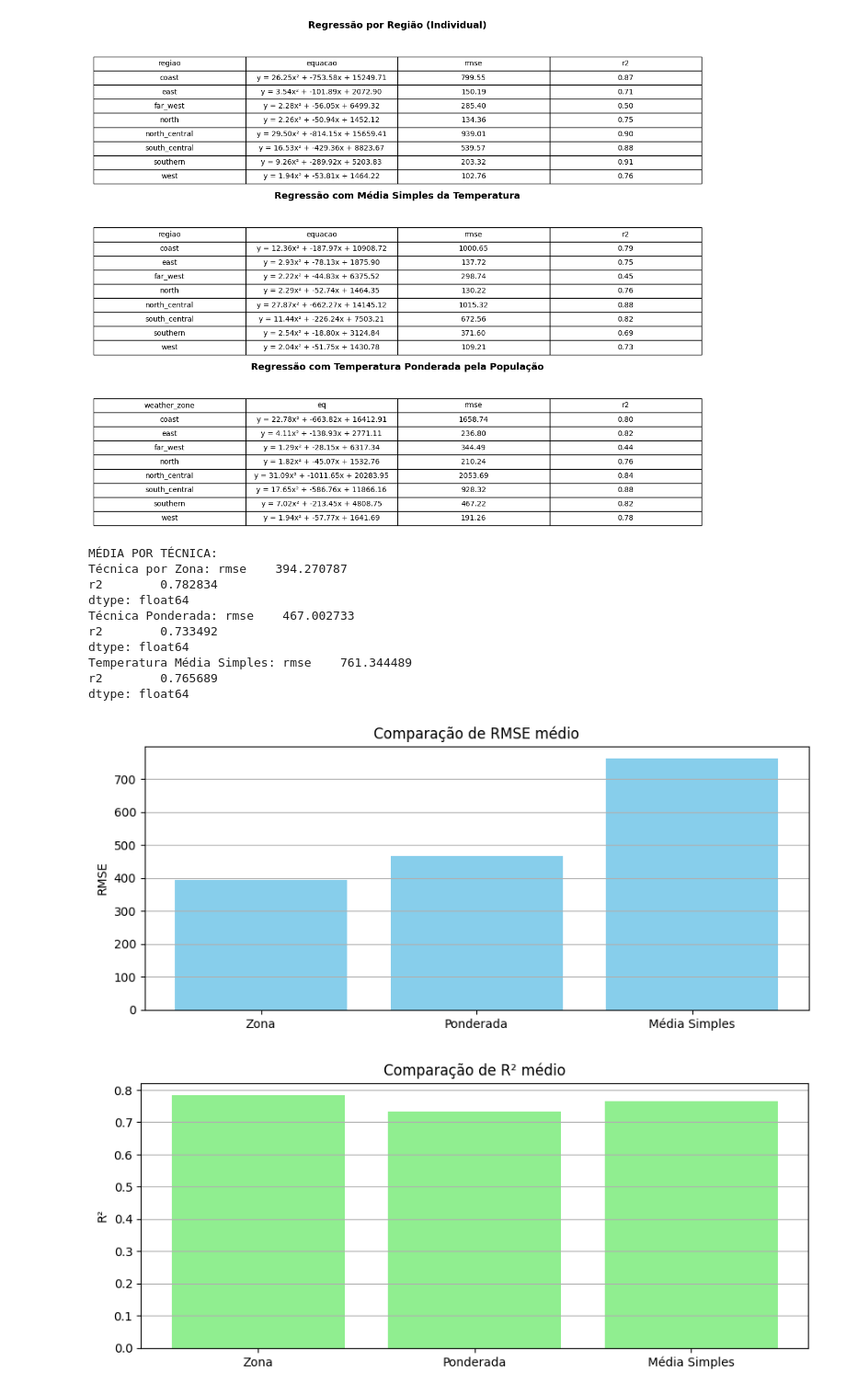
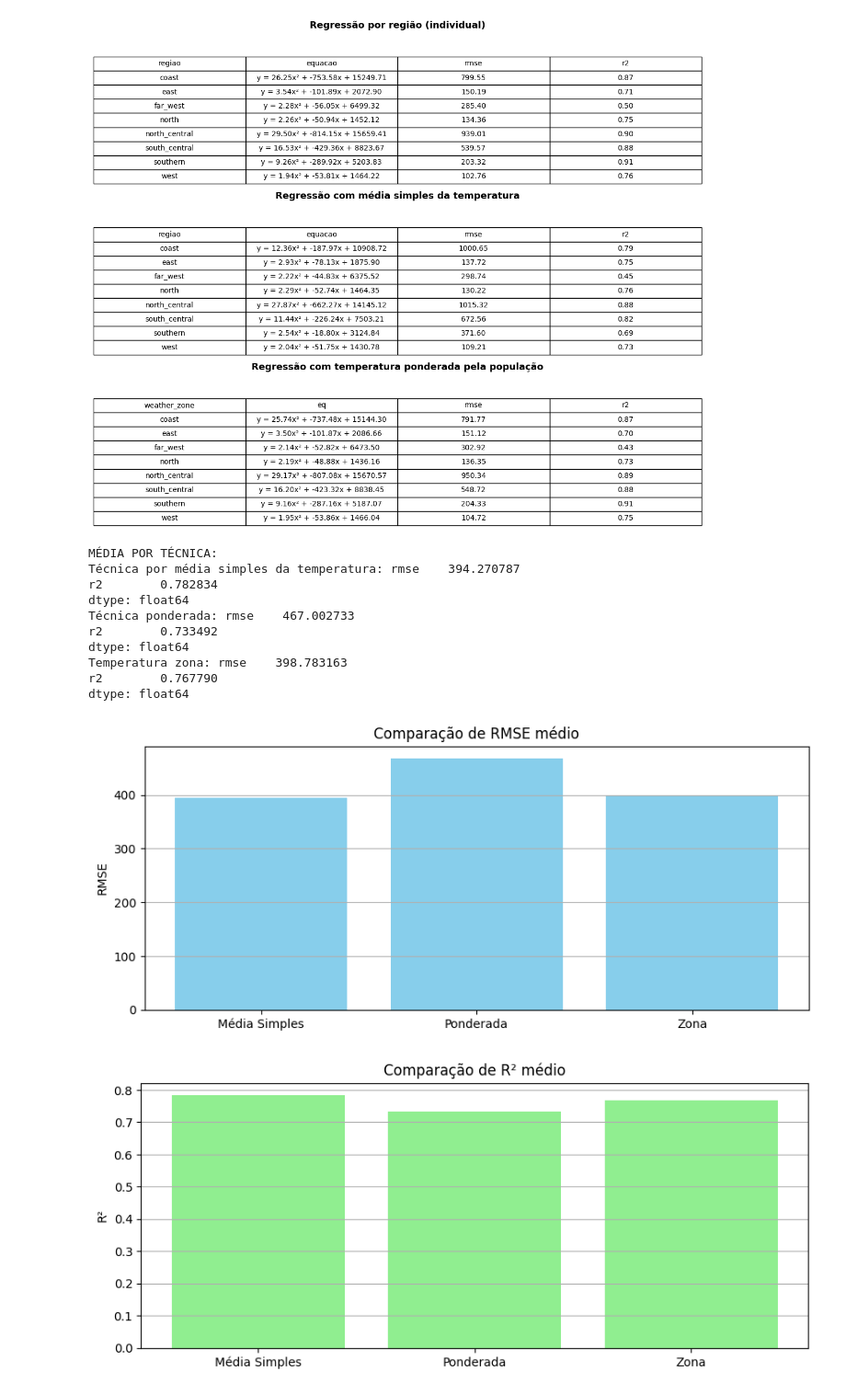
Before and after one commit to jrodrigotico/serena-tcc, a Jupyter notebook: debug_modelo.ipynb, the cells around one changed output. Shown at 92% size. Cells and saved outputs as stored; diff of their text form; code cells hidden in the pictures.

```diff
--- a/debug_modelo.ipynb
+++ b/debug_modelo.ipynb
@@ -549,7 +549,7 @@ def treinamento_por_weather_zone(df, weekday, hora):
     return pd.DataFrame(resultados)
 
 
-tabela3 = treinamento_por_weather_zone(df = df, weekday=1, hora = 14)
+tabela3 = treinamento_por_weather_zone(df = df, weekday=1, hora = 0)
 # %% [markdown]
 # Resumo das tabelas
 - RMSE, quanto menor, melhor
@@ -599,40 +599,40 @@ plotar_tabelas_empilhadas(
 [figure]
 # %%
 print("MÉDIA POR TÉCNICA:")
-print("Técnica por Zona:", tabela1[['rmse', 'r2']].mean())
-print("Técnica Ponderada:", tabela2[['rmse', 'r2']].mean())
-print("Temperatura Média Simples:", tabela3[['rmse', 'r2']].mean())
+print("Técnica por média simples da temperatura:", tabela1[['rmse', 'r2']].mean())
+print("Técnica ponderada:", tabela2[['rmse', 'r2']].mean())
+print("Temperatura zona:", tabela3[['rmse', 'r2']].mean())
 # %% [output]
 MÉDIA POR TÉCNICA:
-Técnica por Zona: rmse    394.270787
+Técnica por média simples da temperatura: rmse    394.270787
 r2        0.782834
 dtype: float64
-Técnica Ponderada: rmse    467.002733
+Técnica ponderada: rmse    467.002733
 r2        0.733492
 dtype: float64
-Temperatura Média Simples: rmse    761.344489
-r2        0.765689
+Temperatura zona: rmse    398.783163
+r2        0.767790
 dtype: float64
 # %%
 # Comparação de RMSE
 plt.figure(figsize=(10, 4))
-plt.bar(['Zona', 'Ponderada', 'Média Simples'],
+plt.bar(['Média Simples','Ponderada','Zona'],
         [tabela1['rmse'].mean(), tabela2['rmse'].mean(), tabela3['rmse'].mean()],
         color='skyblue')
 plt.title('Comparação de RMSE médio')
 plt.ylabel('RMSE')
 plt.grid(axis='y')
 plt.show()
 
 # Comparação de R²
 plt.figure(figsize=(10, 4))
-plt.bar(['Zona', 'Ponderada', 'Média Simples'],
+plt.bar(['Média Simples','Ponderada','Zona'],
         [tabela1['r2'].mean(), tabela2['r2'].mean(), tabela3['r2'].mean()],
         color='lightgreen')
 plt.title('Comparação de R² médio')
 plt.ylabel('R²')
 plt.grid(axis='y')
 plt.show()
 # %% [output]
-[figure, old version]
+[figure, new version]
-[figure, old version]
+[figure, new version]
```
Also changed, not shown: parts of 1 cell of this notebook.
